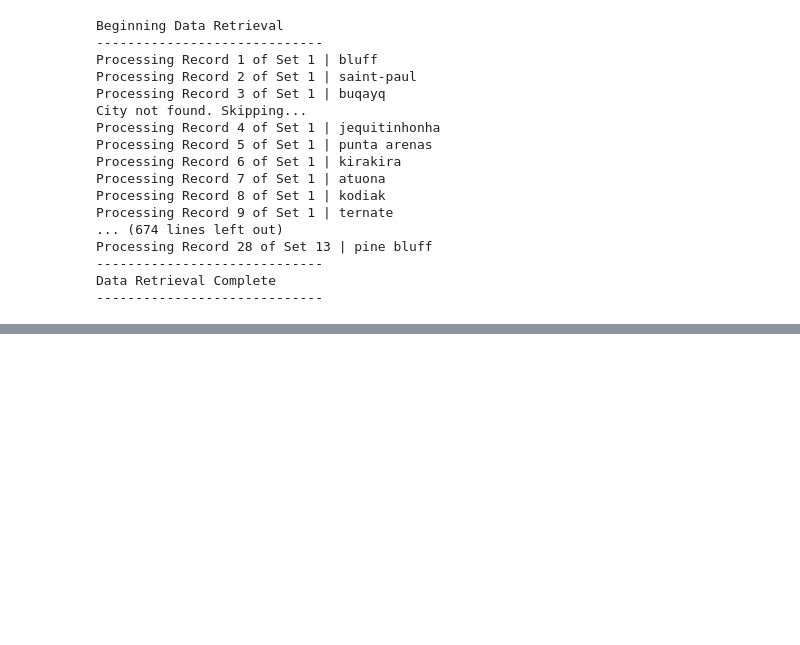
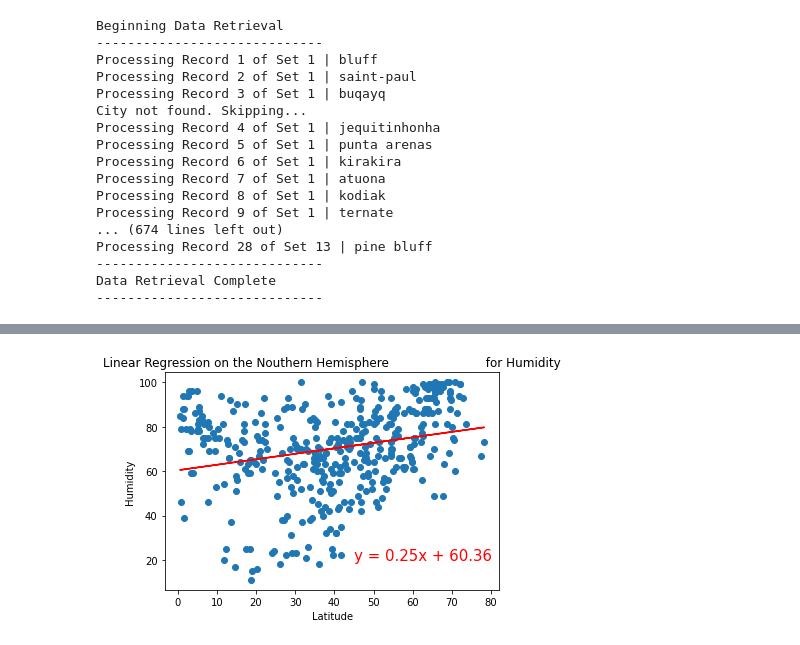
Before and after one commit to SeRoGaTa/World_Weather_Analysis, a Jupyter notebook: WeatherPy.ipynb, the cells around one changed output, grey strips where cells are left out. Cells and saved outputs as stored; diff of their text form; code cells hidden in the pictures; blank space fills up the shorter version.

```diff
--- a/WeatherPy.ipynb
+++ b/WeatherPy.ipynb
@@ -274,0 +346,17 @@ plt.show()
+# %%
+# Linear regression on the Northern Hemisphere
+
+            # lats = city_data_df["Lat"]
+            # max_temps = city_data_df["Max Temp"]
+            # humidity = city_data_df["Humidity"]b
+            # cloudiness = city_data_df["Cloudiness"]
+            # wind_speed = city_data_df["Wind Speed"]
+
+x_values = northern_hemi_df["Lat"]
+y_values = northern_hemi_df["Humidity"]
+# Call the function.
+plot_linear_regression(x_values, y_values,
+                       'Linear Regression on the Nouthern Hemisphere \
+                        for Humidity', 'Humidity',(45,20))
+# %% [output]
+[figure, added]
```
Also changed, not shown: parts of 21 cells of this notebook, 1 other file.
